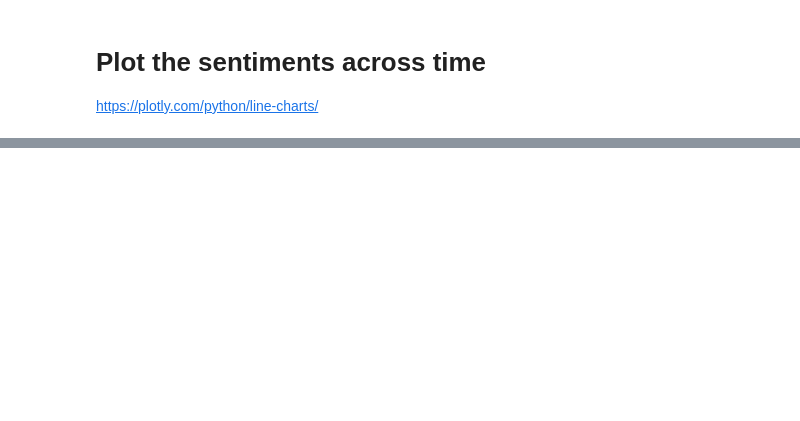
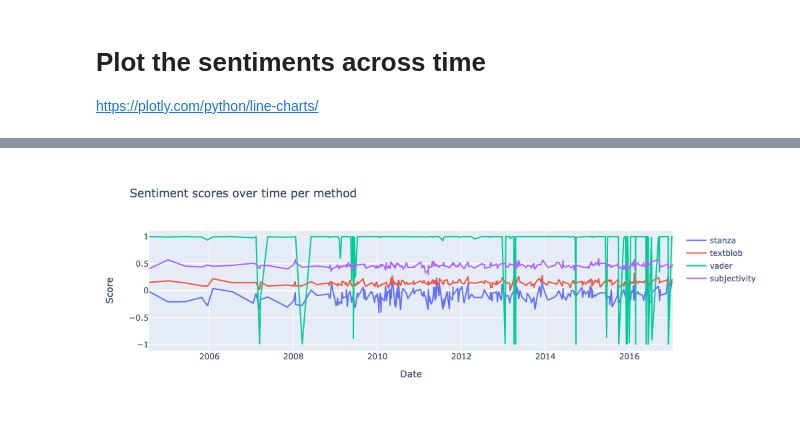
Before and after one commit to jfsalcedo10/mda-kuwait, a Jupyter notebook: Sentiment Analysis/Plots_SA.ipynb, the cells around one changed output, grey strips where cells are left out. Cells and saved outputs as stored; diff of their text form; code cells hidden in the pictures; blank space fills up the shorter version.

Commit message:
Updates in code for a plot

```diff
--- a/Sentiment Analysis/Plots_SA.ipynb
+++ b/Sentiment Analysis/Plots_SA.ipynb
@@ -75,2 +48,0 @@ print(type(date_list[0]))
-# %%
-df["date"] =pd.to_datetime(df["date"])
@@ -99,0 +49,3 @@ if __name__ == "__main__":
+# %%
+df_sorted = df.sort_values("date")
+df_sorted
@@ -103,16 +69,19 @@ import plotly.express as px
 
 fig = go.Figure()
 
-fig.add_traces(go.Scatter(x=df["date"], y=df["stanza"], name = 'stanza',
+fig.add_traces(go.Scatter(x=df_sorted["date"], y=df_sorted["stanza"], name = 'stanza',
                          line=dict(color='#636EFA', width=2)))
-fig.add_traces(go.Scatter(x=df["date"], y=df["textblob"], name = 'textblob',
+fig.add_traces(go.Scatter(x=df_sorted["date"], y=df_sorted["textblob"], name = 'textblob',
                          line=dict(color= '#EF553B', width=2)))
-fig.add_traces(go.Scatter(x=df["date"], y=df["vader"], name = 'vader',
+fig.add_traces(go.Scatter(x=df_sorted["date"], y=df_sorted["vader"], name = 'vader',
                          line=dict(color='#00CC96', width=2)))
+fig.add_traces(go.Scatter(x=df_sorted["date"], y=df_sorted["subjectivity"], name= 'subjectivity',
+                          line=dict(color='#AB63FA', width=2)))
 
 fig.update_layout(title='Sentiment scores over time per method',
                    xaxis_title='Date',
-                   yaxis_title='Sentiment')
+                   yaxis_title='Score')
 
 
 fig.show()
+# %% [output]
@@ -118,0 +89 @@ fig.show()
+[figure, added]
```
Also changed, not shown: parts of 15 cells of this notebook, 7 other files.
